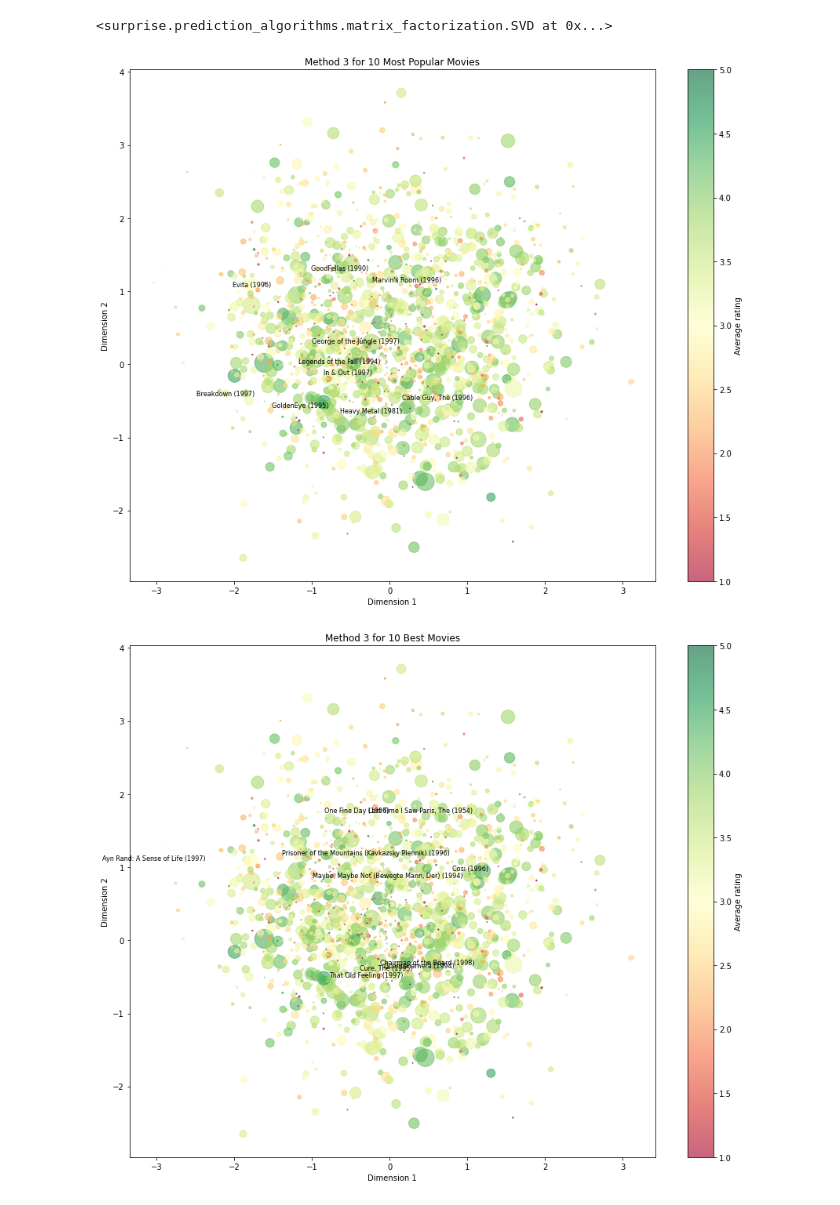
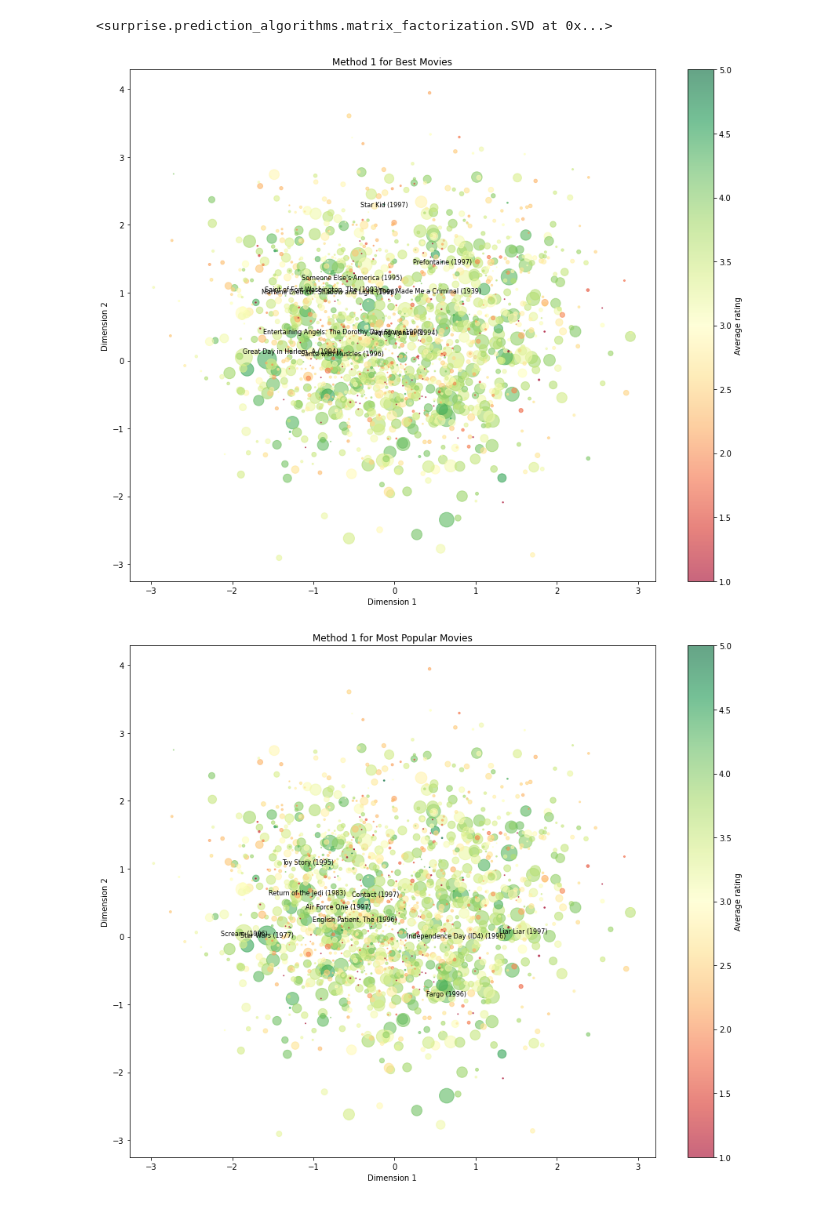
Before and after one commit to eseiner/Miniproject2, a Jupyter notebook: partB_method3.ipynb, the cells around one changed output. Saved outputs shown, nothing was run; the diff lists cells and outputs as text; code cells hidden in the pictures.

Commit message:
added other graphs - still need to adjust parameter?

```diff
--- a/partB_method3.ipynb
+++ b/partB_method3.ipynb
@@ -20,11 +20,20 @@ V = algo.qi.transpose()
 A = np.linalg.svd(V)[0]
 V_proj = np.dot(A[:, :2].transpose(), V)
 V_proj /= V_proj.std(axis=1).reshape(2, 1)
-# %%
-ten_popular = get_most_popular()[:10]
-ten_best = get_highest_rated()[:10]
-plot(V_proj, ten_popular, 'Method 3 for 10 Most Popular Movies')
-plot(V_proj, ten_best, 'Method 3 for 10 Best Movies')
-# %% [output]
-[figure, removed]
-[figure, removed]
+# %%
+ten_popular = get_most_popular()[:10]
+ten_best = get_highest_rated()[:10]
+choice = get_choice_of_movies()
+comedy = get_comedy_movies()
+musical = get_musical_movies()
+scifi = get_scifi_movies()
+# %%
+plot(V_proj, ten_best, 'Method 1 for Best Movies')
+plot(V_proj, ten_popular, 'Method 1 for Most Popular Movies')
+plot(V_proj, choice, 'Method 1 for 10 Chosen Movies')
+plot(V_proj, comedy, 'Method 1 for 10 Comedy Movies')
+plot(V_proj, musical, 'Method 1 for 10 Musical Movies')
+plot(V_proj, scifi, 'Method 1 for 10 Sci-Fi Movies')
+# %% [output]
+[figure, added]
+[figure, added]
```
Also changed, not shown: parts of 2 cells of this notebook.
